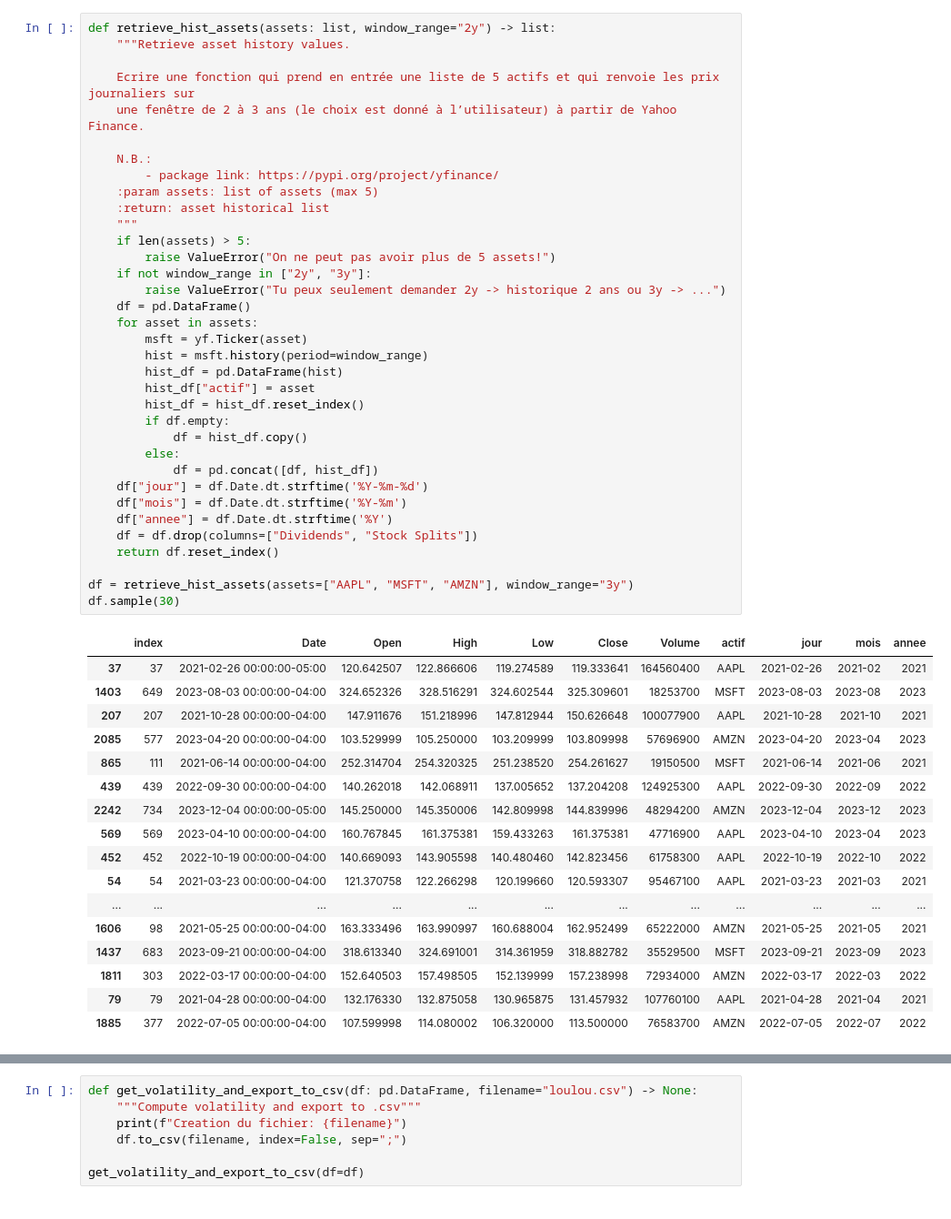
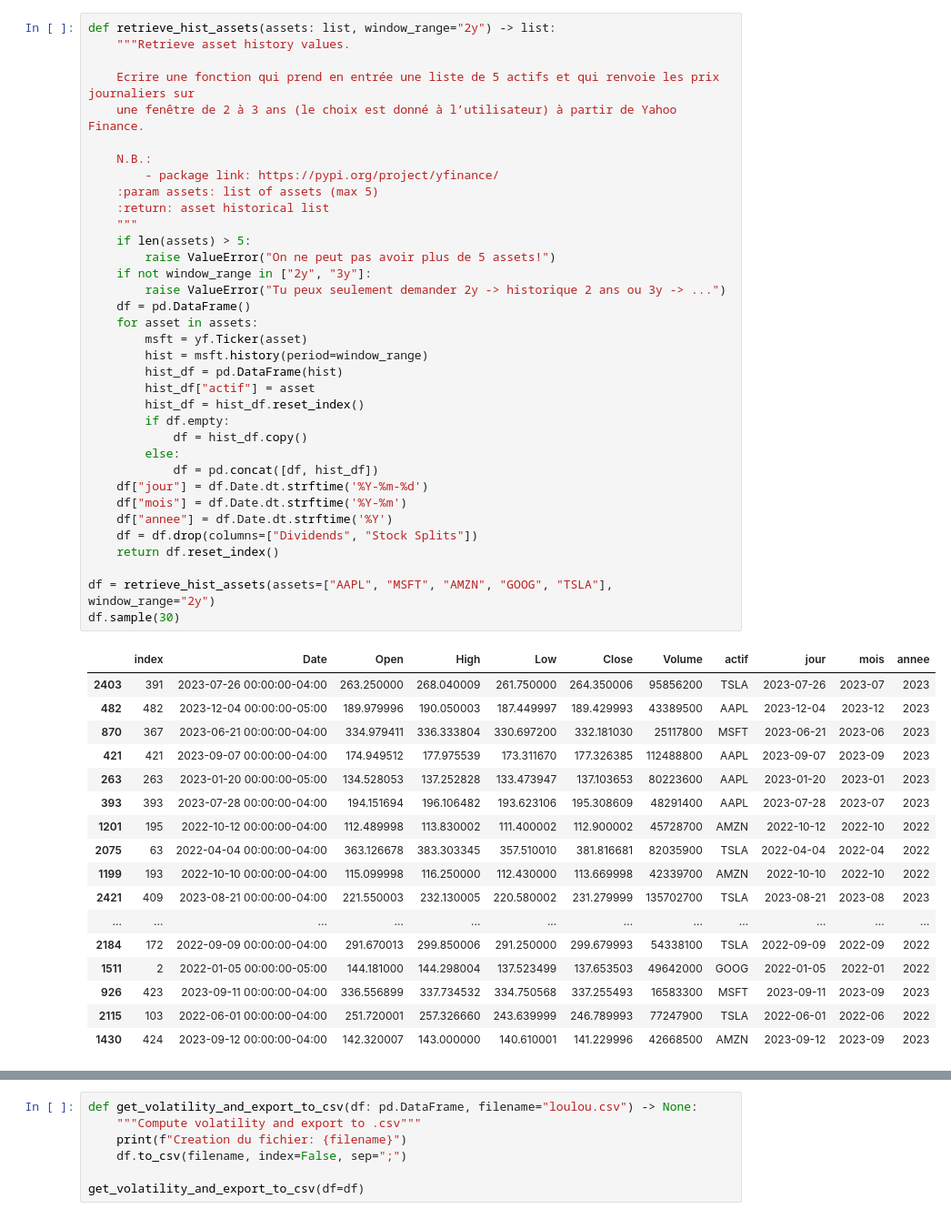
Before and after one commit to BaptPicxDev/exercice-finance-loulou, a Jupyter notebook: loulou.ipynb, the cells around one changed output, grey strips where cells are left out. Shown at 91% size. Drawn from its saved outputs; the diff is of its cells as text.

```diff
--- a/loulou.ipynb
+++ b/loulou.ipynb
@@ -17,50 +18,50 @@ def retrieve_hist_assets(assets: list, window_range="2y") -> list:
 
     N.B.:
         - package link: https://pypi.org/project/yfinance/
     :param assets: list of assets (max 5)
     :return: asset historical list
     """
     if len(assets) > 5:
         raise ValueError("On ne peut pas avoir plus de 5 assets!")
     if not window_range in ["2y", "3y"]:
         raise ValueError("Tu peux seulement demander 2y -> historique 2 ans ou 3y -> ...")
     df = pd.DataFrame()
     for asset in assets:
         msft = yf.Ticker(asset)
         hist = msft.history(period=window_range)
         hist_df = pd.DataFrame(hist)
         hist_df["actif"] = asset
         hist_df = hist_df.reset_index()
         if df.empty:
             df = hist_df.copy()
         else:
             df = pd.concat([df, hist_df])
     df["jour"] = df.Date.dt.strftime('%Y-%m-%d')
     df["mois"] = df.Date.dt.strftime('%Y-%m')
     df["annee"] = df.Date.dt.strftime('%Y')
     df = df.drop(columns=["Dividends", "Stock Splits"])
     return df.reset_index()
 
-df = retrieve_hist_assets(assets=["AAPL", "MSFT", "AMZN"], window_range="3y")
+df = retrieve_hist_assets(assets=["AAPL", "MSFT", "AMZN", "GOOG", "TSLA"], window_range="2y")
 df.sample(30)
 # %% [output]
 |  | index | Date | Open | High | Low | Close | Volume | actif | jour | mois | annee |
-| 37 | 37 | 2021-02-26 00:00:00-05:00 | 120.642507 | 122.866606 | 119.274589 | 119.333641 | 164560400 | AAPL | 2021-02-26 | 2021-02 | 2021 |
-| 1403 | 649 | 2023-08-03 00:00:00-04:00 | 324.652326 | 328.516291 | 324.602544 | 325.309601 | 18253700 | MSFT | 2023-08-03 | 2023-08 | 2023 |
-| 207 | 207 | 2021-10-28 00:00:00-04:00 | 147.911676 | 151.218996 | 147.812944 | 150.626648 | 100077900 | AAPL | 2021-10-28 | 2021-10 | 2021 |
-| 2085 | 577 | 2023-04-20 00:00:00-04:00 | 103.529999 | 105.250000 | 103.209999 | 103.809998 | 57696900 | AMZN | 2023-04-20 | 2023-04 | 2023 |
-| 865 | 111 | 2021-06-14 00:00:00-04:00 | 252.314704 | 254.320325 | 251.238520 | 254.261627 | 19150500 | MSFT | 2021-06-14 | 2021-06 | 2021 |
-| 439 | 439 | 2022-09-30 00:00:00-04:00 | 140.262018 | 142.068911 | 137.005652 | 137.204208 | 124925300 | AAPL | 2022-09-30 | 2022-09 | 2022 |
-| 2242 | 734 | 2023-12-04 00:00:00-05:00 | 145.250000 | 145.350006 | 142.809998 | 144.839996 | 48294200 | AMZN | 2023-12-04 | 2023-12 | 2023 |
-| 569 | 569 | 2023-04-10 00:00:00-04:00 | 160.767845 | 161.375381 | 159.433263 | 161.375381 | 47716900 | AAPL | 2023-04-10 | 2023-04 | 2023 |
-| 452 | 452 | 2022-10-19 00:00:00-04:00 | 140.669093 | 143.905598 | 140.480460 | 142.823456 | 61758300 | AAPL | 2022-10-19 | 2022-10 | 2022 |
-| 54 | 54 | 2021-03-23 00:00:00-04:00 | 121.370758 | 122.266298 | 120.199660 | 120.593307 | 95467100 | AAPL | 2021-03-23 | 2021-03 | 2021 |
+| 2403 | 391 | 2023-07-26 00:00:00-04:00 | 263.250000 | 268.040009 | 261.750000 | 264.350006 | 95856200 | TSLA | 2023-07-26 | 2023-07 | 2023 |
+| 482 | 482 | 2023-12-04 00:00:00-05:00 | 189.979996 | 190.050003 | 187.449997 | 189.429993 | 43389500 | AAPL | 2023-12-04 | 2023-12 | 2023 |
+| 870 | 367 | 2023-06-21 00:00:00-04:00 | 334.979411 | 336.333804 | 330.697200 | 332.181030 | 25117800 | MSFT | 2023-06-21 | 2023-06 | 2023 |
+| 421 | 421 | 2023-09-07 00:00:00-04:00 | 174.949512 | 177.975539 | 173.311670 | 177.326385 | 112488800 | AAPL | 2023-09-07 | 2023-09 | 2023 |
+| 263 | 263 | 2023-01-20 00:00:00-05:00 | 134.528053 | 137.252828 | 133.473947 | 137.103653 | 80223600 | AAPL | 2023-01-20 | 2023-01 | 2023 |
+| 393 | 393 | 2023-07-28 00:00:00-04:00 | 194.151694 | 196.106482 | 193.623106 | 195.308609 | 48291400 | AAPL | 2023-07-28 | 2023-07 | 2023 |
+| 1201 | 195 | 2022-10-12 00:00:00-04:00 | 112.489998 | 113.830002 | 111.400002 | 112.900002 | 45728700 | AMZN | 2022-10-12 | 2022-10 | 2022 |
+| 2075 | 63 | 2022-04-04 00:00:00-04:00 | 363.126678 | 383.303345 | 357.510010 | 381.816681 | 82035900 | TSLA | 2022-04-04 | 2022-04 | 2022 |
+| 1199 | 193 | 2022-10-10 00:00:00-04:00 | 115.099998 | 116.250000 | 112.430000 | 113.669998 | 42339700 | AMZN | 2022-10-10 | 2022-10 | 2022 |
+| 2421 | 409 | 2023-08-21 00:00:00-04:00 | 221.550003 | 232.130005 | 220.580002 | 231.279999 | 135702700 | TSLA | 2023-08-21 | 2023-08 | 2023 |
 | ... | ... | ... | ... | ... | ... | ... | ... | ... | ... | ... | ... |
-| 1606 | 98 | 2021-05-25 00:00:00-04:00 | 163.333496 | 163.990997 | 160.688004 | 162.952499 | 65222000 | AMZN | 2021-05-25 | 2021-05 | 2021 |
-| 1437 | 683 | 2023-09-21 00:00:00-04:00 | 318.613340 | 324.691001 | 314.361959 | 318.882782 | 35529500 | MSFT | 2023-09-21 | 2023-09 | 2023 |
-| 1811 | 303 | 2022-03-17 00:00:00-04:00 | 152.640503 | 157.498505 | 152.139999 | 157.238998 | 72934000 | AMZN | 2022-03-17 | 2022-03 | 2022 |
-| 79 | 79 | 2021-04-28 00:00:00-04:00 | 132.176330 | 132.875058 | 130.965875 | 131.457932 | 107760100 | AAPL | 2021-04-28 | 2021-04 | 2021 |
-| 1885 | 377 | 2022-07-05 00:00:00-04:00 | 107.599998 | 114.080002 | 106.320000 | 113.500000 | 76583700 | AMZN | 2022-07-05 | 2022-07 | 2022 |
+| 2184 | 172 | 2022-09-09 00:00:00-04:00 | 291.670013 | 299.850006 | 291.250000 | 299.679993 | 54338100 | TSLA | 2022-09-09 | 2022-09 | 2022 |
+| 1511 | 2 | 2022-01-05 00:00:00-05:00 | 144.181000 | 144.298004 | 137.523499 | 137.653503 | 49642000 | GOOG | 2022-01-05 | 2022-01 | 2022 |
+| 926 | 423 | 2023-09-11 00:00:00-04:00 | 336.556899 | 337.734532 | 334.750568 | 337.255493 | 16583300 | MSFT | 2023-09-11 | 2023-09 | 2023 |
+| 2115 | 103 | 2022-06-01 00:00:00-04:00 | 251.720001 | 257.326660 | 243.639999 | 246.789993 | 77247900 | TSLA | 2022-06-01 | 2022-06 | 2022 |
+| 1430 | 424 | 2023-09-12 00:00:00-04:00 | 142.320007 | 143.000000 | 140.610001 | 141.229996 | 42668500 | AMZN | 2023-09-12 | 2023-09 | 2023 |
 # %%
 def get_rendement(df: pd.DataFrame) -> pd.DataFrame:
     """
```
Also changed, not shown: parts of 2 cells of this notebook.
